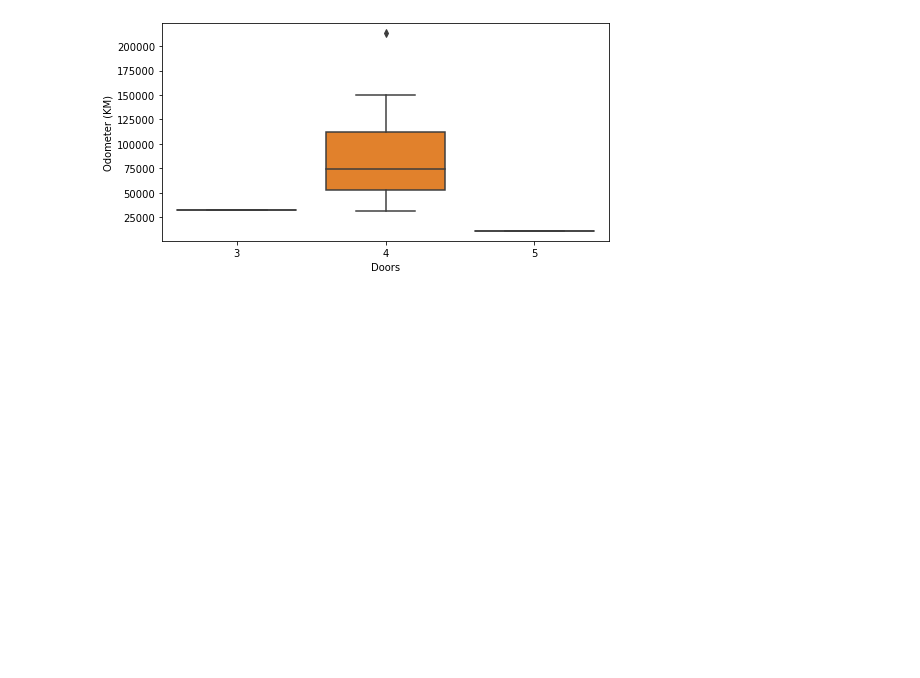
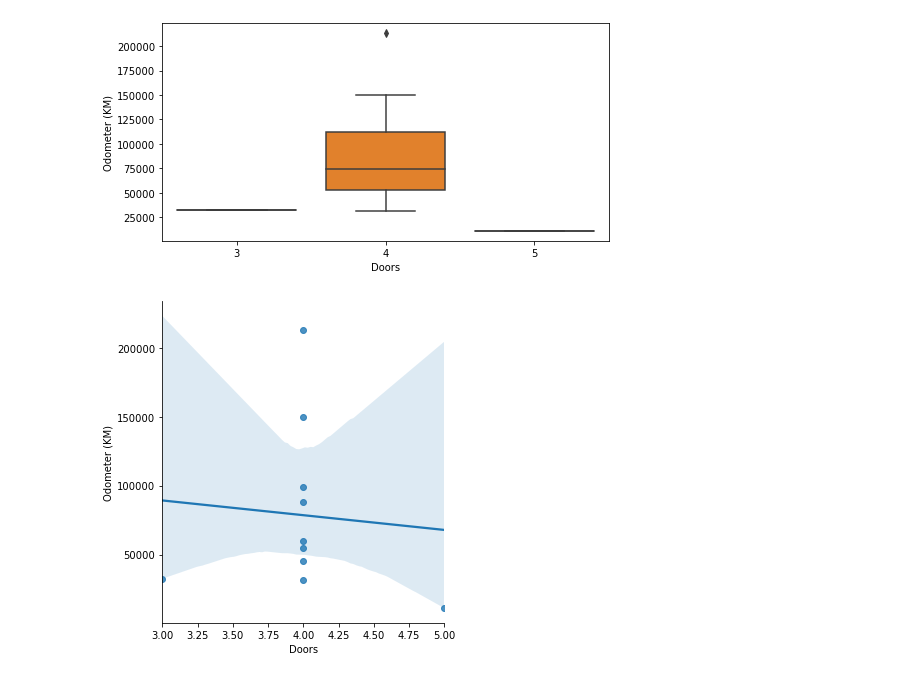
Before and after one commit to Abdullah-ICT-14/Python, a Jupyter notebook: Data Frames/Introduction to seaborn.ipynb, the cells around one changed output. Drawn from its saved outputs; the diff is of its cells as text; code cells hidden in the pictures; blank space fills up the shorter version.

```diff
--- a/Data Frames/Introduction to seaborn.ipynb
+++ b/Data Frames/Introduction to seaborn.ipynb
@@ -43,3 +75,7 @@ visu3=sns.boxplot(data=df,x='Doors',y='Price')
 visu4=sns.boxplot(data=df,x='Doors',y='Odometer (KM)')
 # %% [output]
 [figure]
+# %%
+visu5=sns.lmplot(data=df,x='Doors',y='Odometer (KM)')
+# %% [output]
+[figure, added]
```
Also changed, not shown: parts of 6 cells of this notebook.
